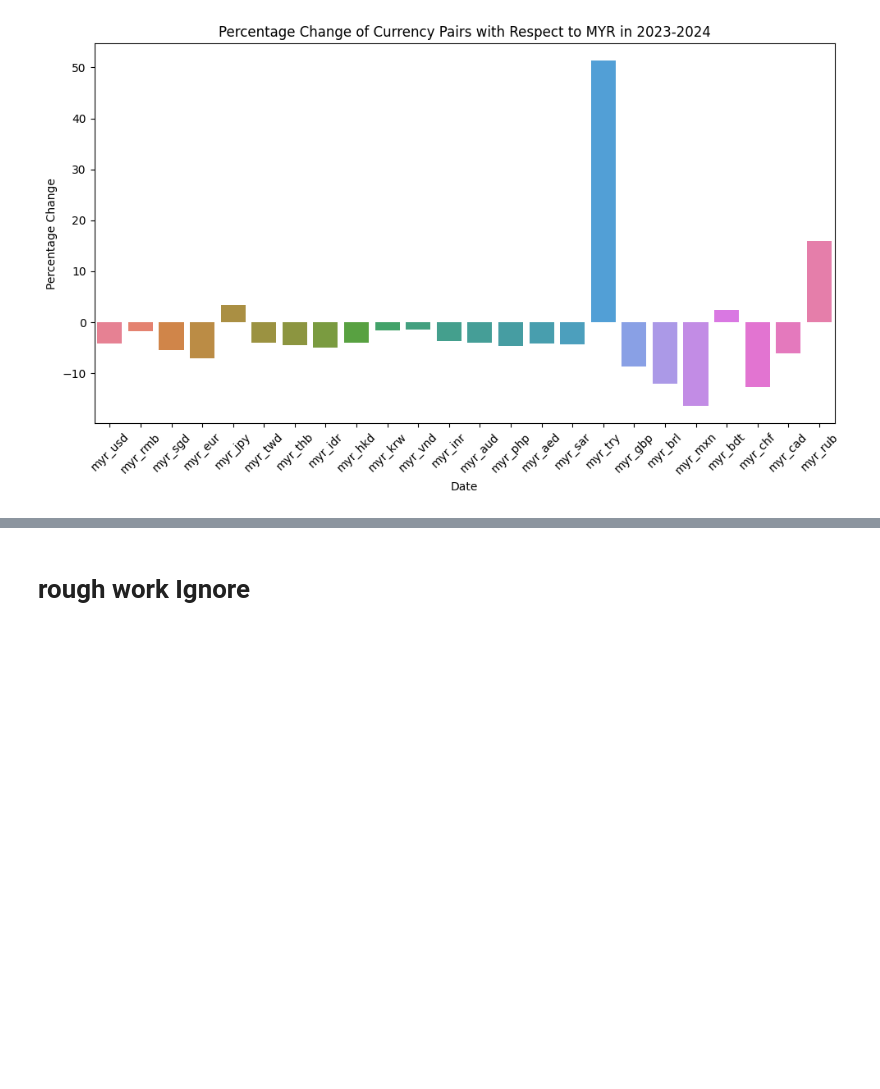
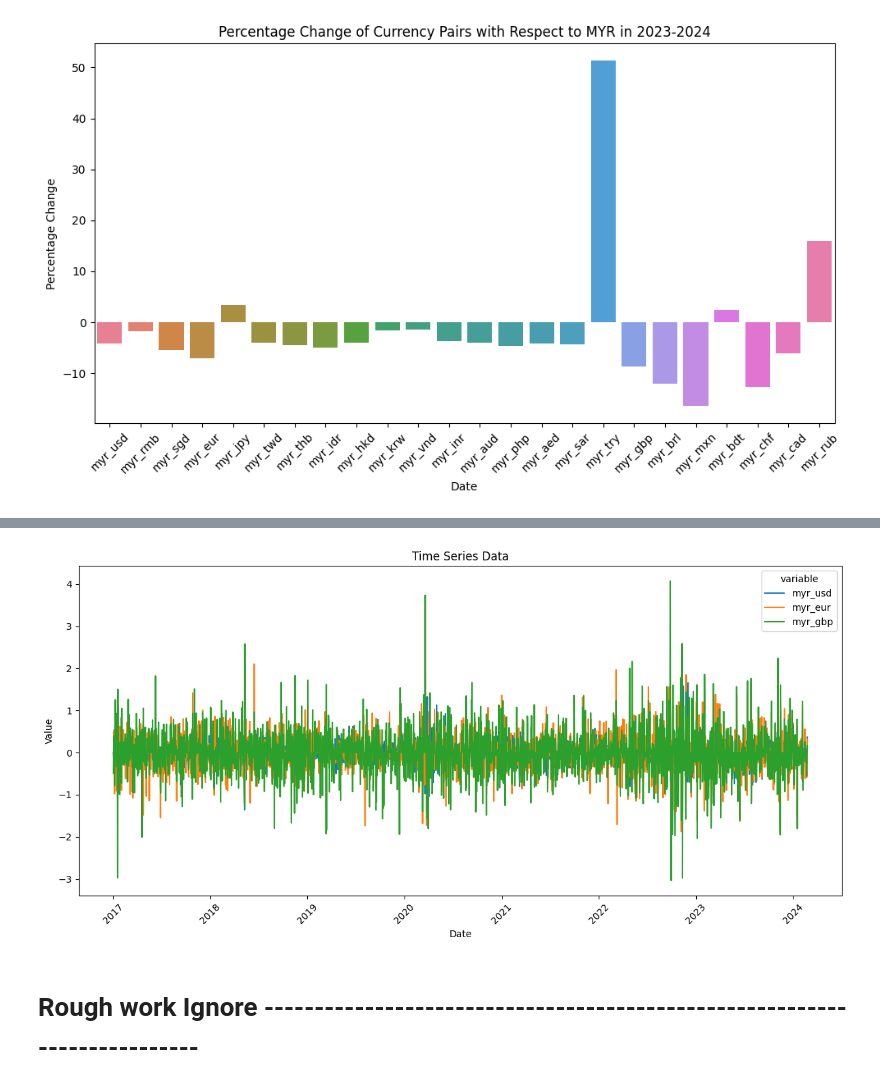
Before and after one commit to MSalman5230/Helixiora, a Jupyter notebook: main.ipynb, the cells around one changed output, grey strips where cells are left out. Saved outputs shown, nothing was run; the diff lists cells and outputs as text; code cells hidden in the pictures; blank space fills up the shorter version.

```diff
--- a/main.ipynb
+++ b/main.ipynb
@@ -166,0 +191,4 @@ plt.show()
+# %%
+# Droping myr_rub, as this data has wrong on 2023-03-15T00:00:00.000, and this messes up lineplot, its still messed up because of so many variable
+
+df_pc.drop(columns=['myr_rub'], inplace=True)
@@ -167,5 +207,10 @@ plt.show()
+# %%
+df_pc = df_pc[["date","myr_usd","myr_eur","myr_gbp"]]
+plot_time_trend(df_pc)
+# %% [output]
+[figure, added]
 # %% [markdown]
-# rough work Ignore
+# Rough work Ignore --------------------------------------------------------------------------
 # %%
 year1=2021
 year2=2022
```
Also changed, not shown: parts of 9 cells of this notebook.
